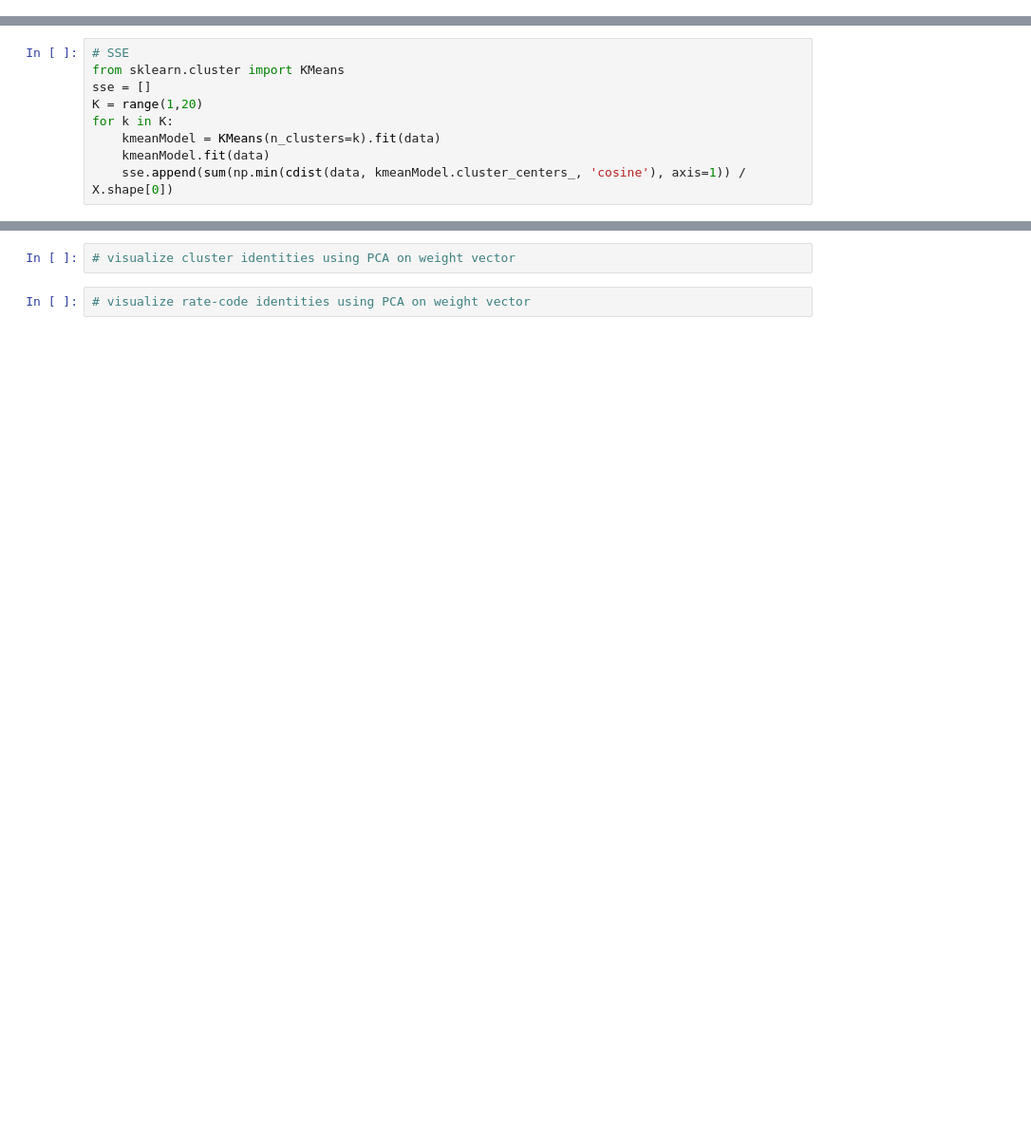
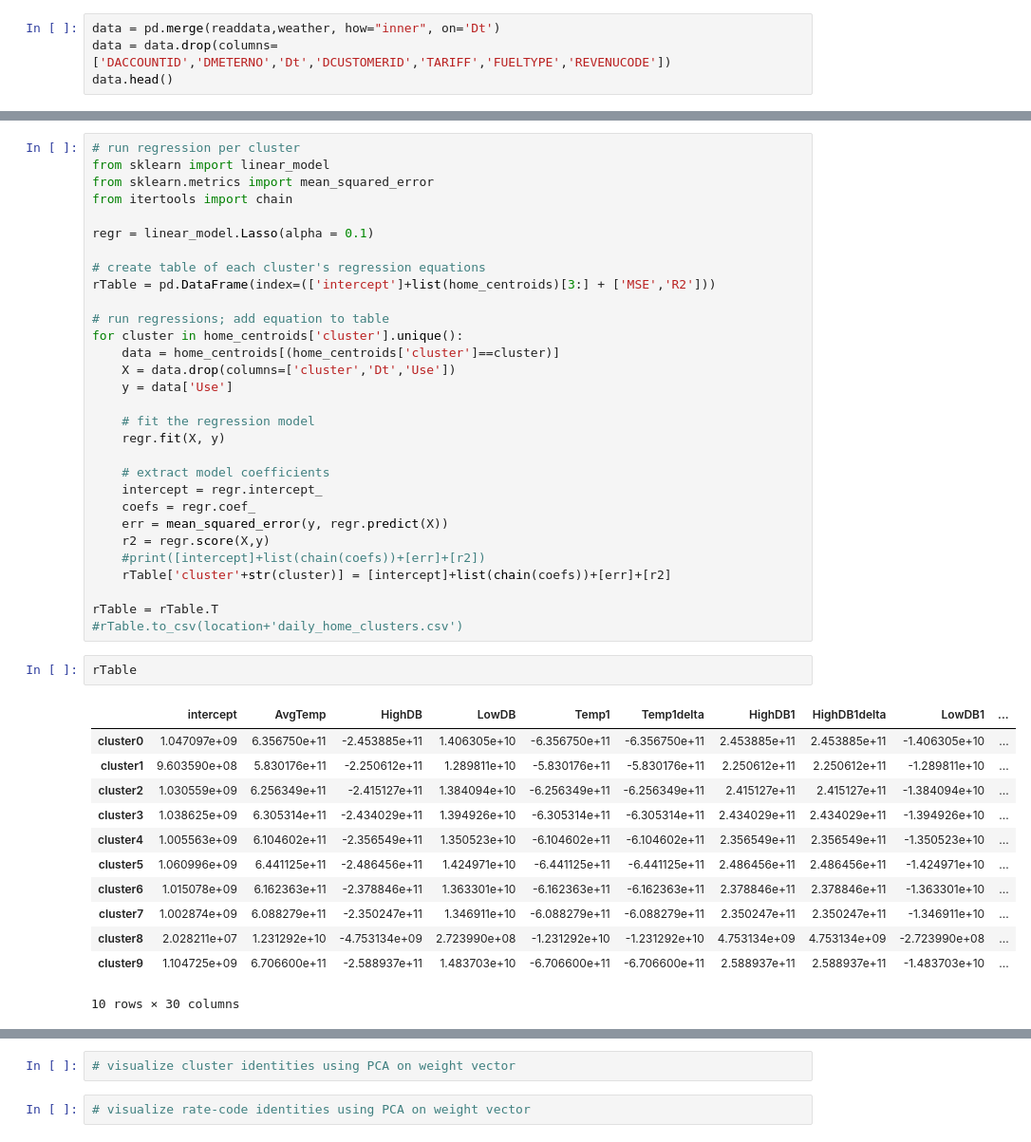
Before and after one commit to yz669/Capstone_2018Fall, a Jupyter notebook: Regression.ipynb, the cells around one changed output, grey strips where cells are left out. Shown: that part at 95% size. Cells and saved outputs as stored; diff of their text form; blank space fills up the shorter version.

Commit message:
update clustering, start regression

```diff
--- a/Regression.ipynb
+++ b/Regression.ipynb
@@ -0,0 +38,4 @@
+# %%
+data = pd.merge(readdata,weather, how="inner", on='Dt')
+data = data.drop(columns=['DACCOUNTID','DMETERNO','Dt','DCUSTOMERID','TARIFF','FUELTYPE','REVENUCODE'])
+data.head()
@@ -226,9 +51,0 @@ pd.DataFrame(pd.Series(clusters_table).value_counts(), columns = ['NO. of client
-# %%
-# SSE
-from sklearn.cluster import KMeans
-sse = []
-K = range(1,20)
-for k in K:
-    kmeanModel = KMeans(n_clusters=k).fit(data)
-    kmeanModel.fit(data)
-    sse.append(sum(np.min(cdist(data, kmeanModel.cluster_centers_, 'cosine'), axis=1)) / X.shape[0])
@@ -234,0 +71,45 @@ for k in K:
+# %%
+# run regression per cluster
+from sklearn import linear_model
+from sklearn.metrics import mean_squared_error
+from itertools import chain
+
+regr = linear_model.Lasso(alpha = 0.1)
+
+# create table of each cluster's regression equations
+rTable = pd.DataFrame(index=(['intercept']+list(home_centroids)[3:] + ['MSE','R2']))
+
+# run regressions; add equation to table
+for cluster in home_centroids['cluster'].unique():
+    data = home_centroids[(home_centroids['cluster']==cluster)]
+    X = data.drop(columns=['cluster','Dt','Use'])
+    y = data['Use']
+
+    # fit the regression model
+    regr.fit(X, y)
+
+    # extract model coefficients
+    intercept = regr.intercept_
+    coefs = regr.coef_
+    err = mean_squared_error(y, regr.predict(X))
+    r2 = regr.score(X,y)
+    #print([intercept]+list(chain(coefs))+[err]+[r2])
+    rTable['cluster'+str(cluster)] = [intercept]+list(chain(coefs))+[err]+[r2]
+
+rTable = rTable.T
+#rTable.to_csv(location+'daily_home_clusters.csv')
+# %%
+rTable
+# %% [output]
+|  | intercept | AvgTemp | HighDB | LowDB | Temp1 | Temp1delta | HighDB1 | HighDB1delta | LowDB1 | ... |
+| cluster0 | 1.047097e+09 | 6.356750e+11 | -2.453885e+11 | 1.406305e+10 | -6.356750e+11 | -6.356750e+11 | 2.453885e+11 | 2.453885e+11 | -1.406305e+10 | ... |
+| cluster1 | 9.603590e+08 | 5.830176e+11 | -2.250612e+11 | 1.289811e+10 | -5.830176e+11 | -5.830176e+11 | 2.250612e+11 | 2.250612e+11 | -1.289811e+10 | ... |
+| cluster2 | 1.030559e+09 | 6.256349e+11 | -2.415127e+11 | 1.384094e+10 | -6.256349e+11 | -6.256349e+11 | 2.415127e+11 | 2.415127e+11 | -1.384094e+10 | ... |
+| cluster3 | 1.038625e+09 | 6.305314e+11 | -2.434029e+11 | 1.394926e+10 | -6.305314e+11 | -6.305314e+11 | 2.434029e+11 | 2.434029e+11 | -1.394926e+10 | ... |
+| cluster4 | 1.005563e+09 | 6.104602e+11 | -2.356549e+11 | 1.350523e+10 | -6.104602e+11 | -6.104602e+11 | 2.356549e+11 | 2.356549e+11 | -1.350523e+10 | ... |
+| cluster5 | 1.060996e+09 | 6.441125e+11 | -2.486456e+11 | 1.424971e+10 | -6.441125e+11 | -6.441125e+11 | 2.486456e+11 | 2.486456e+11 | -1.424971e+10 | ... |
+| cluster6 | 1.015078e+09 | 6.162363e+11 | -2.378846e+11 | 1.363301e+10 | -6.162363e+11 | -6.162363e+11 | 2.378846e+11 | 2.378846e+11 | -1.363301e+10 | ... |
+| cluster7 | 1.002874e+09 | 6.088279e+11 | -2.350247e+11 | 1.346911e+10 | -6.088279e+11 | -6.088279e+11 | 2.350247e+11 | 2.350247e+11 | -1.346911e+10 | ... |
+| cluster8 | 2.028211e+07 | 1.231292e+10 | -4.753134e+09 | 2.723990e+08 | -1.231292e+10 | -1.231292e+10 | 4.753134e+09 | 4.753134e+09 | -2.723990e+08 | ... |
+| cluster9 | 1.104725e+09 | 6.706600e+11 | -2.588937e+11 | 1.483703e+10 | -6.706600e+11 | -6.706600e+11 | 2.588937e+11 | 2.588937e+11 | -1.483703e+10 | ... |
+10 rows × 30 columns
```
Also changed, not shown: parts of 44 cells of this notebook, 1 other file.
